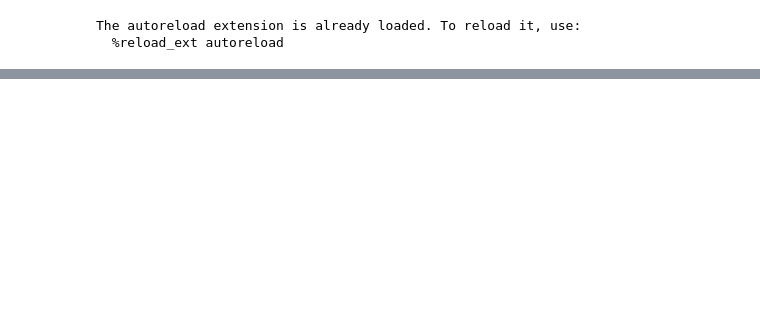
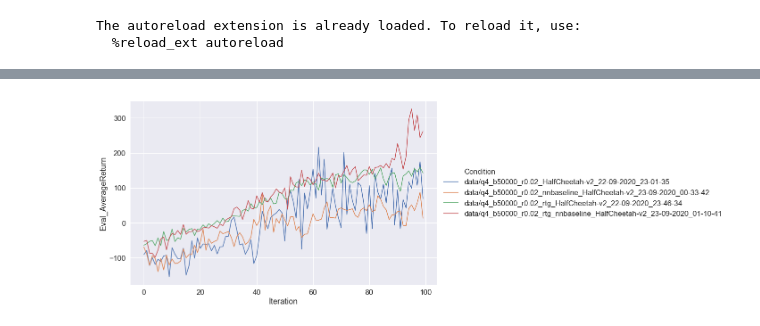
Before and after one commit to Max-Fu/homework_fall2020, a Jupyter notebook: hw2/visualization.ipynb, the cells around one changed output, grey strips where cells are left out. Cells and saved outputs as stored; diff of their text form; code cells hidden in the pictures; blank space fills up the shorter version.

```diff
--- a/hw2/visualization.ipynb
+++ b/hw2/visualization.ipynb
@@ -184,3 +182,15 @@ plot(q3_experiment, head='data', legend=None, plot_values='Eval_AverageReturn')
+# %%
+# Adjust files in these two lists! The following is an example from my system where
+# I had these as my directory names.
+q4_experiments = [
+    'q4_b50000_r0.02_HalfCheetah-v2_22-09-2020_23-01-35',
+    'q4_b50000_r0.02_nnbaseline_HalfCheetah-v2_23-09-2020_00-33-42',
+    'q4_b50000_r0.02_rtg_HalfCheetah-v2_22-09-2020_23-46-34',
+    'q4_b50000_r0.02_rtg_nnbaseline_HalfCheetah-v2_23-09-2020_01-10-41'
+]
+plot(q4_experiments, head='data', legend=None, plot_values='Eval_AverageReturn')
+# %% [output]
+[figure, added]
 # %%
 # Adjust files in these two lists! The following is an example from my system where
 # I had these as my directory names.
```
Also changed, not shown: parts of 5 cells of this notebook, 2 other files.
